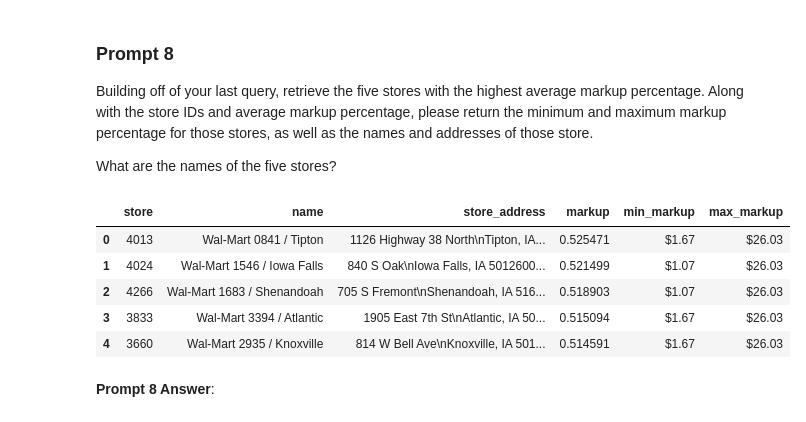
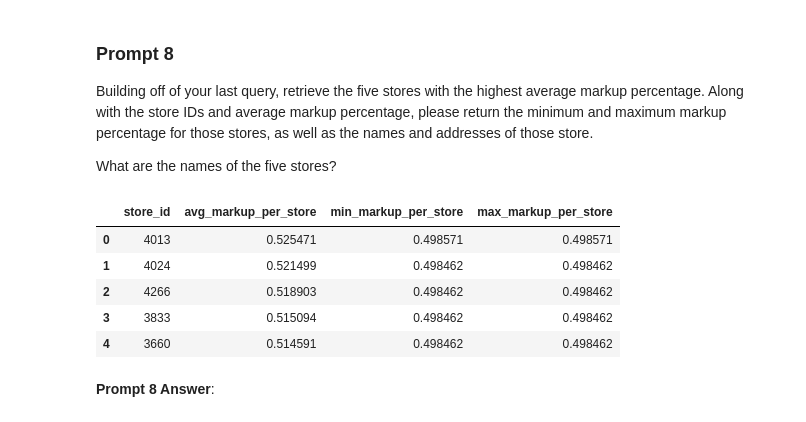
Before and after one commit to joeiid/SQL-lab, a Jupyter notebook: starter-code.ipynb, the cells around one changed output. Drawn from its saved outputs; the diff is of its cells as text; code cells hidden in the pictures.

```diff
--- a/starter-code.ipynb
+++ b/starter-code.ipynb
@@ -274,24 +281,27 @@ What are the names of the five stores?
 # %%
 # Use a SQL query to find the answer to the above prompt.
 
 sql = """
-SELECT so.store, so.name, so.store_address, AVG((sa.btl_price - sa.state_btl_cost)/sa.state_btl_cost) AS markup,
-MIN(sa.btl_price - sa.state_btl_cost) AS min_markup, MAX(sa.btl_price - sa.state_btl_cost) AS max_markup
+SELECT
+    st.store AS store_id,
+    AVG((sa.btl_price::numeric - sa.state_btl_cost::numeric) / sa.state_btl_cost::numeric) AS avg_markup_per_store,
+    MIN((sa.btl_price::numeric - sa.state_btl_cost::numeric) / sa.state_btl_cost::numeric) AS min_markup_per_store,
+    MIN((sa.btl_price::numeric - sa.state_btl_cost::numeric) / sa.state_btl_cost::numeric) AS max_markup_per_store
 FROM sales sa
-    JOIN stores so ON so.store = sa.store
-GROUP BY so.store
-ORDER BY markup DESC
+JOIN stores st ON st.store = sa.store
+GROUP BY st.store
+ORDER BY avg_markup_per_store DESC
 LIMIT 5;
 """
 
 pd.read_sql_query(sql, engine)
 # %% [output]
-|  | store | name | store_address | markup | min_markup | max_markup |
-| 0 | 4013 | Wal-Mart 0841 / Tipton | 1126 Highway 38 North\nTipton, IA... | 0.525471 | $1.67 | $26.03 |
-| 1 | 4024 | Wal-Mart 1546 / Iowa Falls | 840 S Oak\nIowa Falls, IA 5012600... | 0.521499 | $1.07 | $26.03 |
-| 2 | 4266 | Wal-Mart 1683 / Shenandoah | 705 S Fremont\nShenandoah, IA 516... | 0.518903 | $1.07 | $26.03 |
-| 3 | 3833 | Wal-Mart 3394 / Atlantic | 1905 East 7th St\nAtlantic, IA 50... | 0.515094 | $1.67 | $26.03 |
-| 4 | 3660 | Wal-Mart 2935 / Knoxville | 814 W Bell Ave\nKnoxville, IA 501... | 0.514591 | $1.67 | $26.03 |
+|  | store_id | avg_markup_per_store | min_markup_per_store | max_markup_per_store |
+| 0 | 4013 | 0.525471 | 0.498571 | 0.498571 |
+| 1 | 4024 | 0.521499 | 0.498462 | 0.498462 |
+| 2 | 4266 | 0.518903 | 0.498462 | 0.498462 |
+| 3 | 3833 | 0.515094 | 0.498462 | 0.498462 |
+| 4 | 3660 | 0.514591 | 0.498462 | 0.498462 |
 # %% [markdown]
 **Prompt 8 Answer**:
 # %% [markdown]
```
Also changed, not shown: parts of 2 cells of this notebook.
